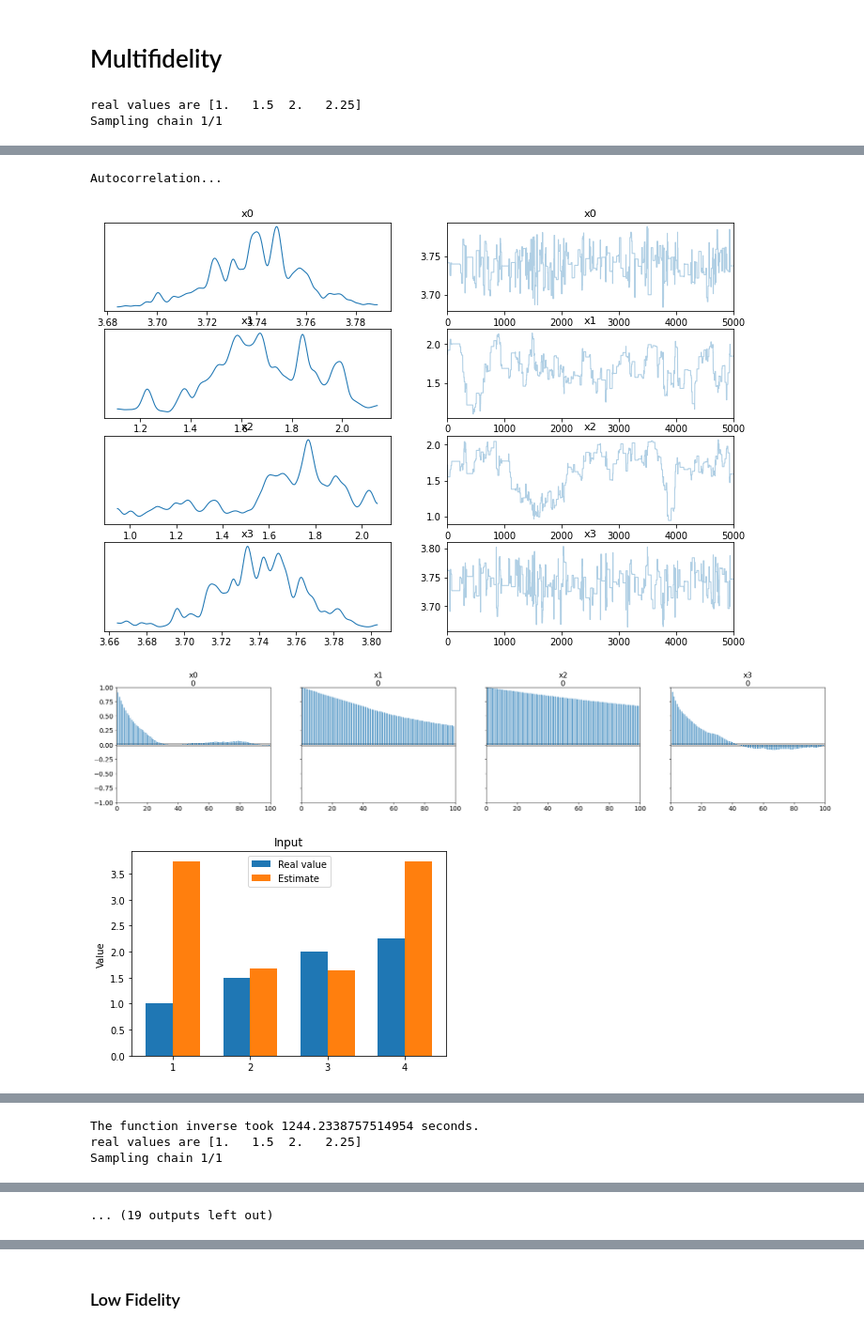
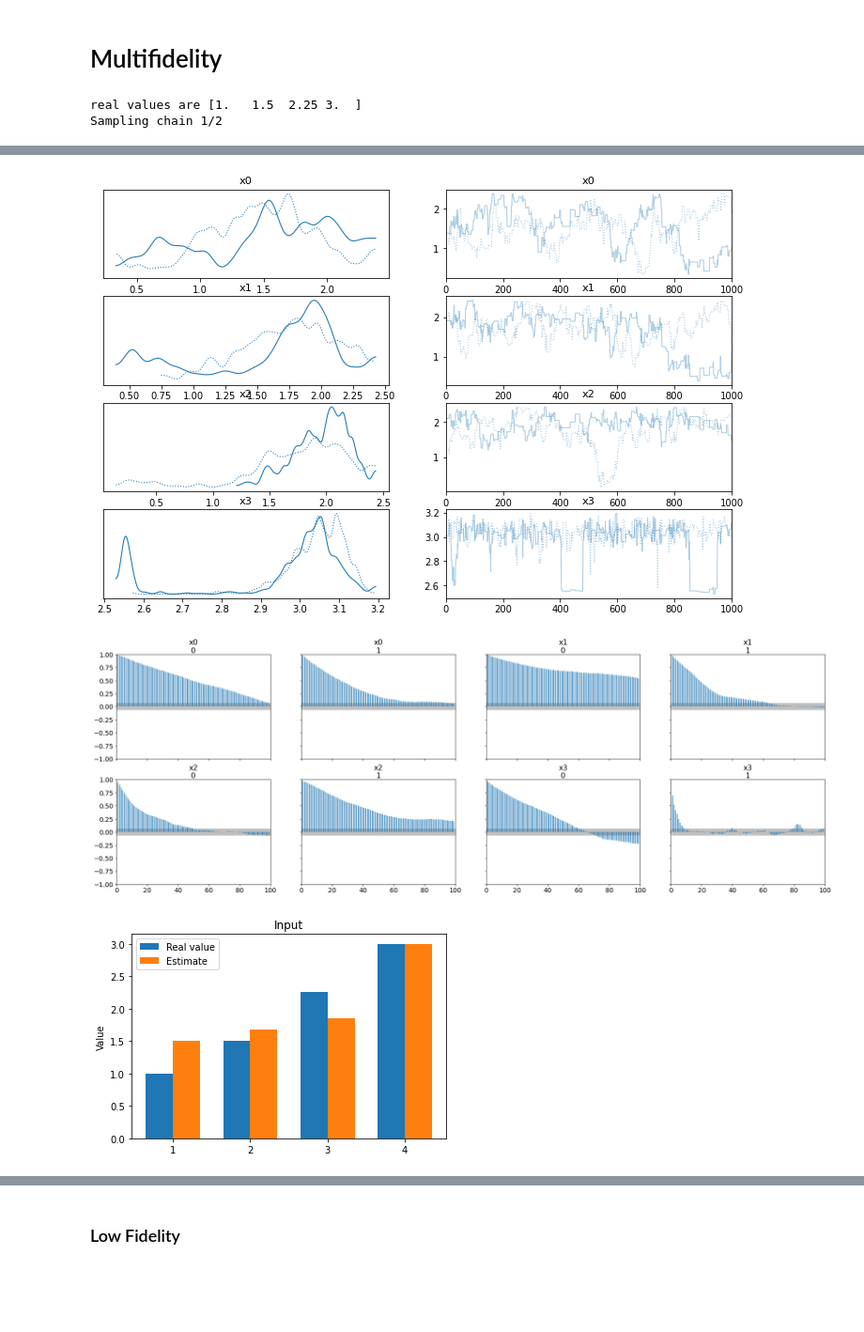
Before and after one commit to Jackmos/Multi-Fidelity-MCMC-methods, a Jupyter notebook: PACS_project2/1DBench_MCMC/main_disc_case.ipynb, the cells around one changed output, grey strips where cells are left out. Shown at 94% size. Drawn from its saved outputs; the diff is of its cells as text; code cells hidden in the pictures; blank space fills up the shorter version.

```diff
--- a/PACS_project2/1DBench_MCMC/main_disc_case.ipynb
+++ b/PACS_project2/1DBench_MCMC/main_disc_case.ipynb
@@ -171,26 +153,22 @@ values=np.array([0.05,0.1,0.2,0.5,1.])
 # %%
 dim=4
 #real_x = np.random.rand(dim)*5
-real_x=np.array([0.2,0.3,0.4,0.45])*5
+real_x=np.array([0.2,0.3,0.45,0.6])*5
 # Set parameters for the MCMC
 
 mean_prior = np.ones(dim)*2.5
-#cov_prior = np.ones(dim)*5*mult#*0.1
-#sigma=0.1*mult
-rwmh_cov = np.eye(len(real_x)) # !
+cov_prior = np.ones(dim)*5*0.2
+sigma=0.3
+rwmh_cov = np.eye(len(real_x)) *3# !
 rmwh_scaling = 0.1
 rwmh_adaptive = False
-iterations =8000#10000
-burnin = 3000
-n_chains=1
-values=np.array([0.05,0.1,0.2,0.5,1.])
+iterations =2000
+burnin = 1000
+n_chains=2
 # %% [markdown]
 # Multifidelity
 # %%
-for mult in values:
-    cov_prior = np.ones(dim)*5*mult#*0.1
-    sigma=mult
-    estimate_MF=final_model.inverse(mean_prior, cov_prior=cov_prior, cov_noise=sigma, cov_likelihood=sigma*np.eye(real_x.shape[0]), y_obs=highfid(real_x), x_real=real_x, number_chains=n_chains, N=iterations, burn_in=burnin, diagnostic=True,rwmh_cov=rwmh_cov,rmwh_scaling=rmwh_scaling,rwmh_adaptive=rwmh_adaptive)
+estimate_MF=final_model.inverse(mean_prior, cov_prior=cov_prior, cov_noise=sigma, cov_likelihood=sigma*np.eye(real_x.shape[0]), y_obs=highfid(real_x), x_real=real_x, number_chains=n_chains, N=iterations, burn_in=burnin, diagnostic=True,rwmh_cov=rwmh_cov,rmwh_scaling=rmwh_scaling,rwmh_adaptive=rwmh_adaptive)
 # %% [output]
-real values are [1.   1.5  2.   2.25]
-Sampling chain 1/1
+real values are [1.   1.5  2.25 3.  ]
+Sampling chain 1/2
@@ -211,4 +191,3 @@ x3    NaN
-Autocorrelation...
-[figure, old version]
+[figure, new version]
-[figure, old version]
+[figure, new version]
-[figure, old version]
+[figure, new version]
@@ -216,3 +194,0 @@ Autocorrelation...
-The function inverse took 1244.2338757514954 seconds.
-real values are [1.   1.5  2.   2.25]
-Sampling chain 1/1
@@ -235 +194,0 @@ Autocorrelation...
-... (19 outputs left out)
```
Also changed, not shown: parts of 10 cells of this notebook, 37 other files.
